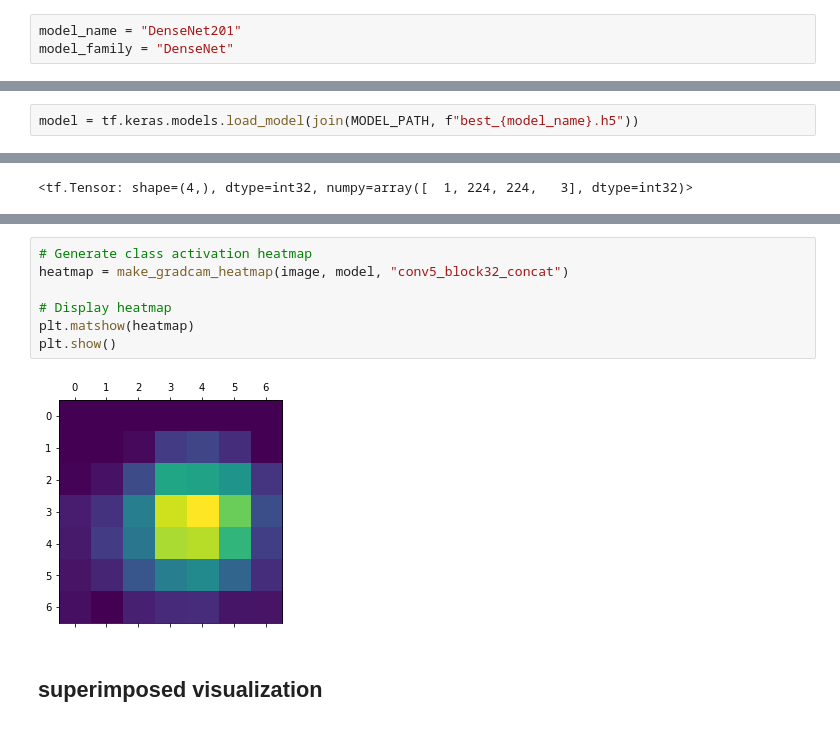
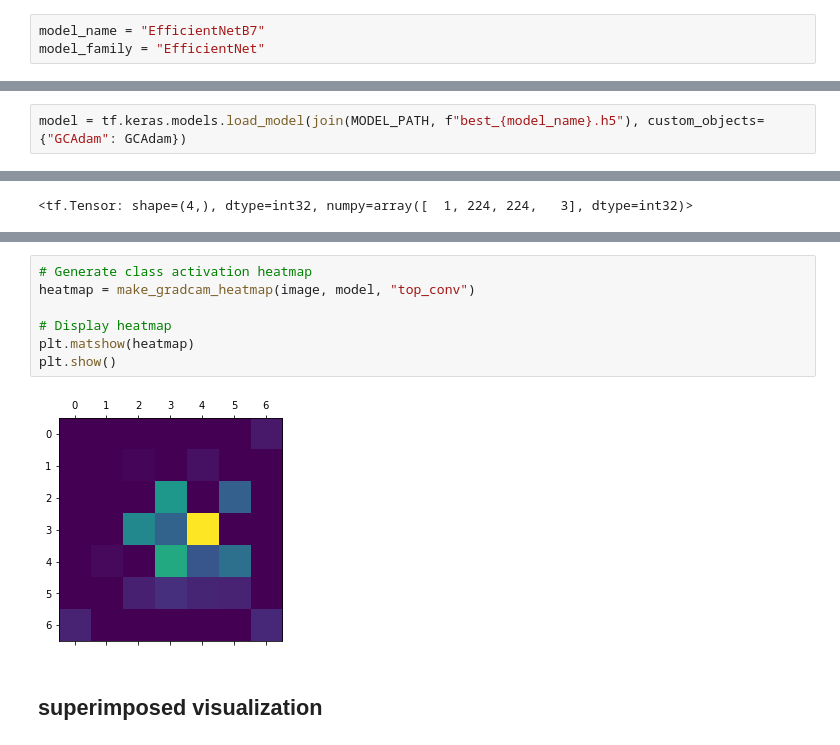
Before and after one commit to schalappe/kenyan_sign_language_classification, a Jupyter notebook: notebooks/Grad-CAM.ipynb, the cells around one changed output, grey strips where cells are left out. Drawn from its saved outputs; the diff is of its cells as text.

```diff
--- a/notebooks/Grad-CAM.ipynb
+++ b/notebooks/Grad-CAM.ipynb
@@ -69,5 +69,5 @@ def make_gradcam_heatmap(img_array, model, last_conv_layer_name, pred_index=None
 # %% [markdown]
 ## Load model
 # %%
-model_name = "DenseNet201"
-model_family = "DenseNet"
+model_name = "EfficientNetB7"
+model_family = "EfficientNet"
@@ -74,4 +76,4 @@ model_family = "DenseNet"
 # %%
-model = tf.keras.models.load_model(join(MODEL_PATH, f"best_{model_name}.h5"))
+model = tf.keras.models.load_model(join(MODEL_PATH, f"best_{model_name}.h5"), custom_objects={"GCAdam": GCAdam})
 # %% [output]
 Metal device set to: Apple M1 Pro
@@ -110,13 +112,13 @@ print(f"Predicted: {CLASS_NAMES[tf.argmax(preds[0])]}")
 Predicted: Seat
 # %%
 # Generate class activation heatmap
-heatmap = make_gradcam_heatmap(image, model, "conv5_block32_concat")
+heatmap = make_gradcam_heatmap(image, model, "top_conv")
 
 # Display heatmap
 plt.matshow(heatmap)
 plt.show()
 # %% [output]
-[figure, old version]
+[figure, new version]
 # %% [markdown]
 ## superimposed visualization
 # %%
```
Also changed, not shown: parts of 4 cells of this notebook, 8 other files.
